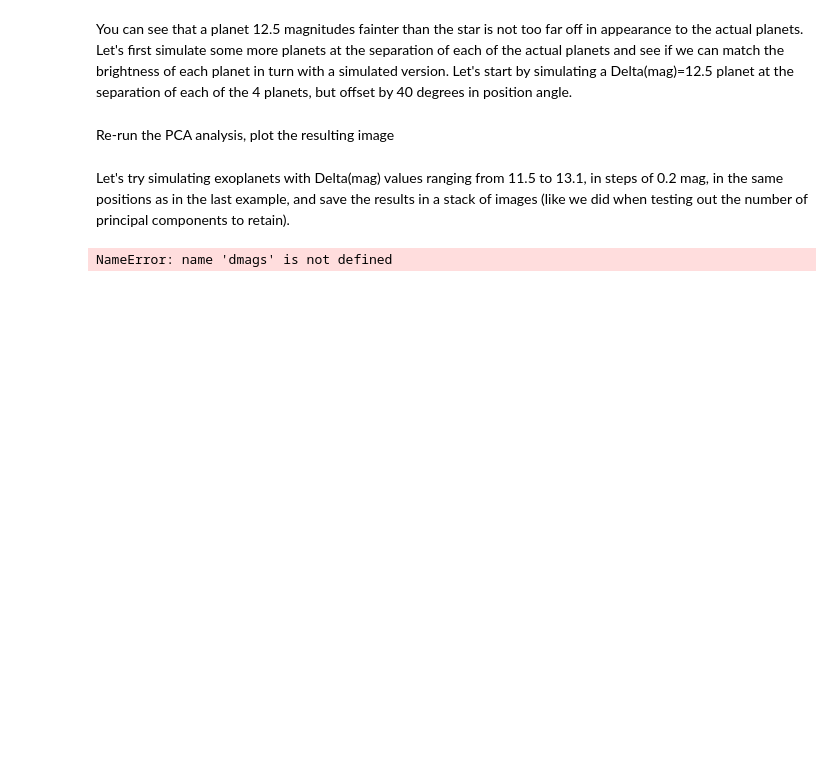
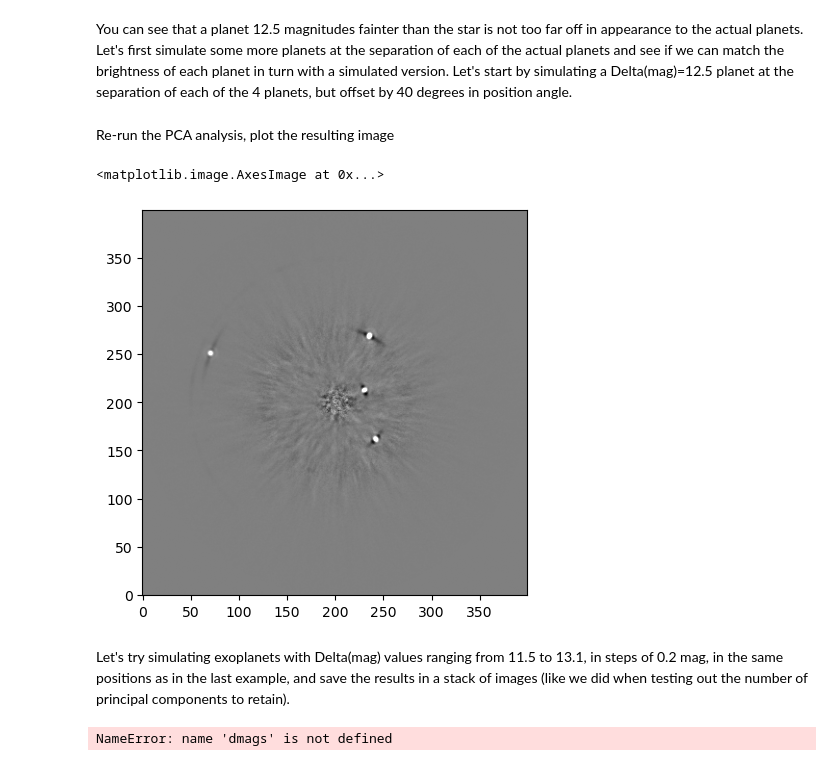
Before and after one commit to jtrossiter/sia_cp3, a Jupyter notebook: SIA_checkpoint3_separation_and_mass_of_exoplanets_d220224_v003_PROBLEM.ipynb, the cells around one changed output. Cells and saved outputs as stored; diff of their text form; code cells hidden in the pictures; blank space fills up the shorter version.

```diff
--- a/SIA_checkpoint3_separation_and_mass_of_exoplanets_d220224_v003_PROBLEM.ipynb
+++ b/SIA_checkpoint3_separation_and_mass_of_exoplanets_d220224_v003_PROBLEM.ipynb
@@ -281,19 +269,15 @@ def simulate_object(data, stellarim, pararr, rad, theta, dmag, xcen=200, ycen=20
 # %% [markdown]
 Simulate a test object 4 magnitudes fainter than the star, at a radius of 100 pixels and a position angle of 60 degrees.
 # %%
-simcube = simulate_object(data, stellarim, pararr, 100., 60., 4.0)
+simcube_4 = simulate_object(data, stellarim, pararr, 100., 60., 4.0)
 # %% [markdown]
 Plot a few frames from the resulting cube to see what this looks like:
 # %%
 #plot results
-
 fig = plt.figure(figsize=(20,10))
-
 for i in np.arange(6):
-
     ax = fig.add_subplot(2,3,i+1)
-
-    ax.imshow(simcube[(i+1)*100, :, :], origin='lower', cmap='gray')
+    ax.imshow(simcube_4[(i+1)*100, :, :], origin='lower', cmap='gray')
     ax.set_title('frame '+str((i+1)*10), fontsize=10)
 # %% [output]
 [figure]
@@ -346,14 +328,30 @@ ax.imshow(imsimobject, origin='lower', norm=norm, cmap='gray')
 You can see that a planet 12.5 magnitudes fainter than the star is not too far off in appearance to the actual planets.  Let's first simulate some more planets at the separation of each of the actual planets and see if we can match the brightness of each planet in turn with a simulated version.  Let's start by simulating a Delta(mag)=12.5 planet at the separation of each of the 4 planets, but offset by 40 degrees in position angle.
 # %%
 # Simulate 4 planets with delta(mag) = 12.5, 40 degrees offset from each actual planet
+radii = [25, 50, 75, 150]
+angles = [290, 225, 340, 60] # UPDATE THESE WITH ACTUAL VALUES FROM PANOS
+
+# create cube with 4 simulated planets at same radius as each actual planet but offset by 40 degrees
+simcube4obj = np.zeros((data.shape[0], data.shape[1], data.shape[2]))
+for i in range(4):
+    simcube4obj = simcube4obj + simulate_object(data, stellarim, pararr, radii[i], angles[i]+40, 12.5)
 # %% [markdown]
 Re-run the PCA analysis, plot the resulting image
 # %%
 # add simulated object to data cube
-
+datawith4simobjects = data + simcube4obj
 # rerun PCA with 35 principal components
+covar_psfs_sim_4obj, ref_psfs_mean_sub_sim_4obj = make_cov_matrix(datawith4simobjects)
+imsim4objects = run_full_PCA(covar_psfs_sim_4obj, ref_psfs_mean_sub_sim_4obj, datawith4simobjects, pararr, 35)
 # %%
 # plot result
+fig = plt.figure(figsize=(5,5))
+ax = fig.add_subplot(111)
+norm = ImageNormalize(imsim4objects, vmin=-5, vmax=5)
+ax.imshow(imsim4objects, origin='lower', norm=norm, cmap='gray')
+# %% [output]
+<matplotlib.image.AxesImage at 0x...>
+[figure, added]
 # %% [markdown]
 Let's try simulating exoplanets with Delta(mag) values ranging from 11.5 to 13.1, in steps of 0.2 mag, in the same positions as in the last example, and save the results in a stack of images (like we did when testing out the number of principal components to retain).
 # %%
```
Also changed, not shown: parts of 13 cells of this notebook.
